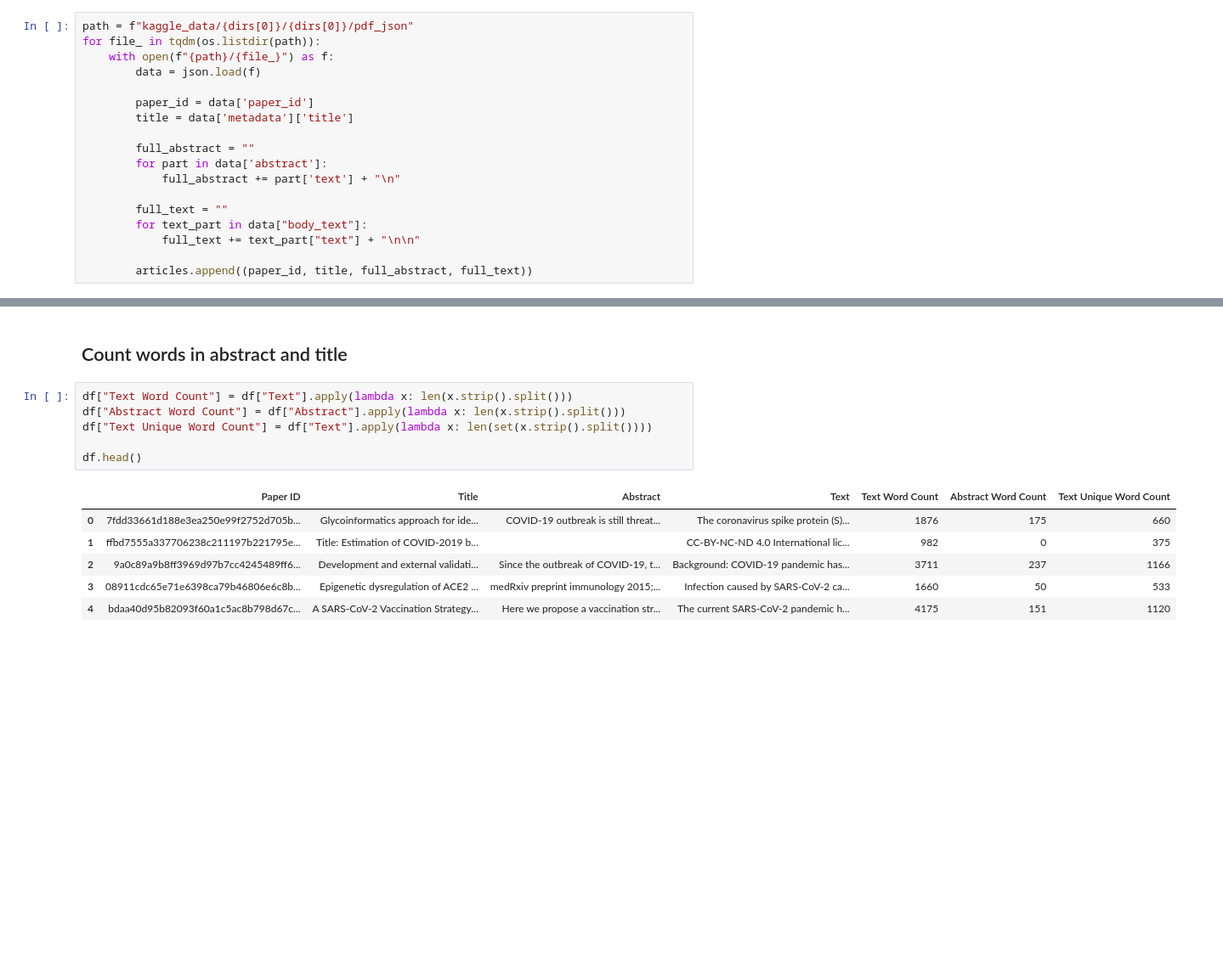
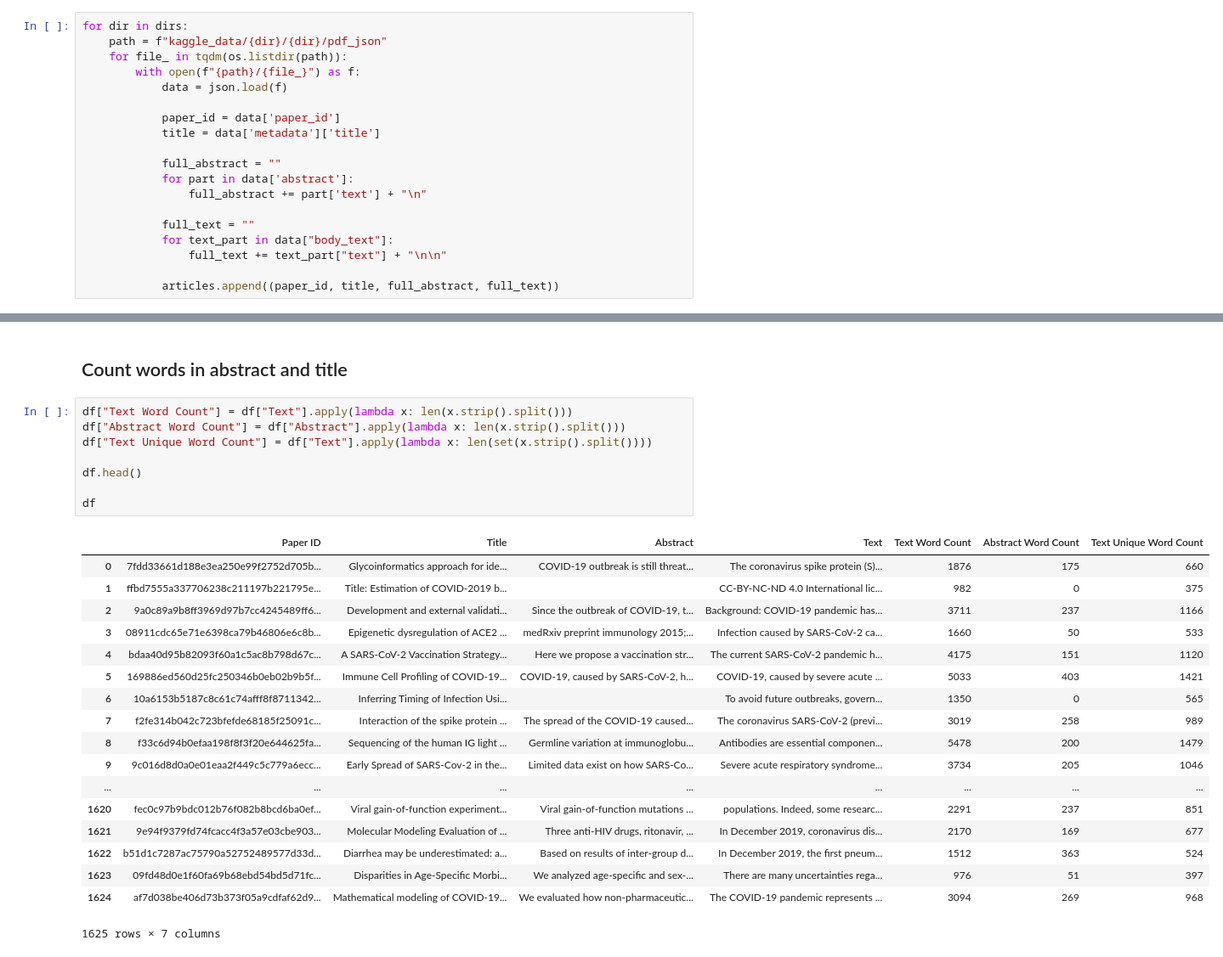
Before and after one commit to mkwiatek770/code-snippets, a Jupyter notebook: Libraries/pandas/covid-19/Covid-19 Start.ipynb, the cells around one changed output, grey strips where cells are left out. Shown at 85% size. Drawn from its saved outputs; the diff is of its cells as text; blank space fills up the shorter version.

```diff
--- a/Libraries/pandas/covid-19/Covid-19 Start.ipynb
+++ b/Libraries/pandas/covid-19/Covid-19 Start.ipynb
@@ -11,23 +11,24 @@ tqdm_notebook.pandas()
 dirs = ["biorxiv_medrxiv", "comm_use_subset", "noncomm_use_subset"]
 articles = []
 # %%
-path = f"kaggle_data/{dirs[0]}/{dirs[0]}/pdf_json"
-for file_ in tqdm(os.listdir(path)):
-    with open(f"{path}/{file_}") as f:
-        data = json.load(f)
+for dir in dirs:
+    path = f"kaggle_data/{dir}/{dir}/pdf_json"
+    for file_ in tqdm(os.listdir(path)):
+        with open(f"{path}/{file_}") as f:
+            data = json.load(f)
 
-        paper_id = data['paper_id']
-        title = data['metadata']['title']
+            paper_id = data['paper_id']
+            title = data['metadata']['title']
 
-        full_abstract = ""
-        for part in data['abstract']:
-            full_abstract += part['text'] + "\n"
+            full_abstract = ""
+            for part in data['abstract']:
+                full_abstract += part['text'] + "\n"
 
-        full_text = ""
-        for text_part in data["body_text"]:
-            full_text += text_part["text"] + "\n\n"
+            full_text = ""
+            for text_part in data["body_text"]:
+                full_text += text_part["text"] + "\n\n"
 
-        articles.append((paper_id, title, full_abstract, full_text))
+            articles.append((paper_id, title, full_abstract, full_text))
 # %%
 df = pd.DataFrame(articles, columns=['Paper ID', 'Title', 'Abstract', 'Text'])
 # %%
@@ -59,13 +120,27 @@ df_incubator["Mentioned"] = df_incubator["Text"].progress_apply(lambda text: tex
 # %%
 df["Text Word Count"] = df["Text"].apply(lambda x: len(x.strip().split()))
 df["Abstract Word Count"] = df["Abstract"].apply(lambda x: len(x.strip().split()))
 df["Text Unique Word Count"] = df["Text"].apply(lambda x: len(set(x.strip().split())))
 
 df.head()
+
+df
 # %% [output]
 |  | Paper ID | Title | Abstract | Text | Text Word Count | Abstract Word Count | Text Unique Word Count |
 | 0 | 7fdd33661d188e3ea250e99f2752d705b... | Glycoinformatics approach for ide... | COVID-19 outbreak is still threat... | The coronavirus spike protein (S)... | 1876 | 175 | 660 |
 | 1 | ffbd7555a337706238c211197b221795e... | Title: Estimation of COVID-2019 b... |  | CC-BY-NC-ND 4.0 International lic... | 982 | 0 | 375 |
 | 2 | 9a0c89a9b8ff3969d97b7cc4245489ff6... | Development and external validati... | Since the outbreak of COVID-19, t... | Background: COVID-19 pandemic has... | 3711 | 237 | 1166 |
 | 3 | 08911cdc65e71e6398ca79b46806e6c8b... | Epigenetic dysregulation of ACE2 ... | medRxiv preprint immunology 2015;... | Infection caused by SARS-CoV-2 ca... | 1660 | 50 | 533 |
 | 4 | bdaa40d95b82093f60a1c5ac8b798d67c... | A SARS-CoV-2 Vaccination Strategy... | Here we propose a vaccination str... | The current SARS-CoV-2 pandemic h... | 4175 | 151 | 1120 |
+| 5 | 169886ed560d25fc250346b0eb02b9b5f... | Immune Cell Profiling of COVID-19... | COVID-19, caused by SARS-CoV-2, h... | COVID-19, caused by severe acute ... | 5033 | 403 | 1421 |
+| 6 | 10a6153b5187c8c61c74afff8f8711342... | Inferring Timing of Infection Usi... |  | To avoid future outbreaks, govern... | 1350 | 0 | 565 |
+| 7 | f2fe314b042c723bfefde68185f25091c... | Interaction of the spike protein ... | The spread of the COVID-19 caused... | The coronavirus SARS-CoV-2 (previ... | 3019 | 258 | 989 |
+| 8 | f33c6d94b0efaa198f8f3f20e644625fa... | Sequencing of the human IG light ... | Germline variation at immunoglobu... | Antibodies are essential componen... | 5478 | 200 | 1479 |
+| 9 | 9c016d8d0a0e01eaa2f449c5c779a6ecc... | Early Spread of SARS-Cov-2 in the... | Limited data exist on how SARS-Co... | Severe acute respiratory syndrome... | 3734 | 205 | 1046 |
+| ... | ... | ... | ... | ... | ... | ... | ... |
+| 1620 | fec0c97b9bdc012b76f082b8bcd6ba0ef... | Viral gain-of-function experiment... | Viral gain-of-function mutations ... | populations. Indeed, some researc... | 2291 | 237 | 851 |
+| 1621 | 9e94f9379fd74fcacc4f3a57e03cbe903... | Molecular Modeling Evaluation of ... | Three anti-HIV drugs, ritonavir, ... | In December 2019, coronavirus dis... | 2170 | 169 | 677 |
+| 1622 | b51d1c7287ac75790a52752489577d33d... | Diarrhea may be underestimated: a... | Based on results of inter-group d... | In December 2019, the first pneum... | 1512 | 363 | 524 |
+| 1623 | 09fd48d0e1f60fa69b68ebd54bd5d71fc... | Disparities in Age-Specific Morbi... | We analyzed age-specific and sex-... | There are many uncertainties rega... | 976 | 51 | 397 |
+| 1624 | af7d038be406d73b373f05a9cdfaf62d9... | Mathematical modeling of COVID-19... | We evaluated how non-pharmaceutic... | The COVID-19 pandemic represents ... | 3094 | 269 | 968 |
+1625 rows × 7 columns
```
Also changed, not shown: parts of 6 cells of this notebook.
